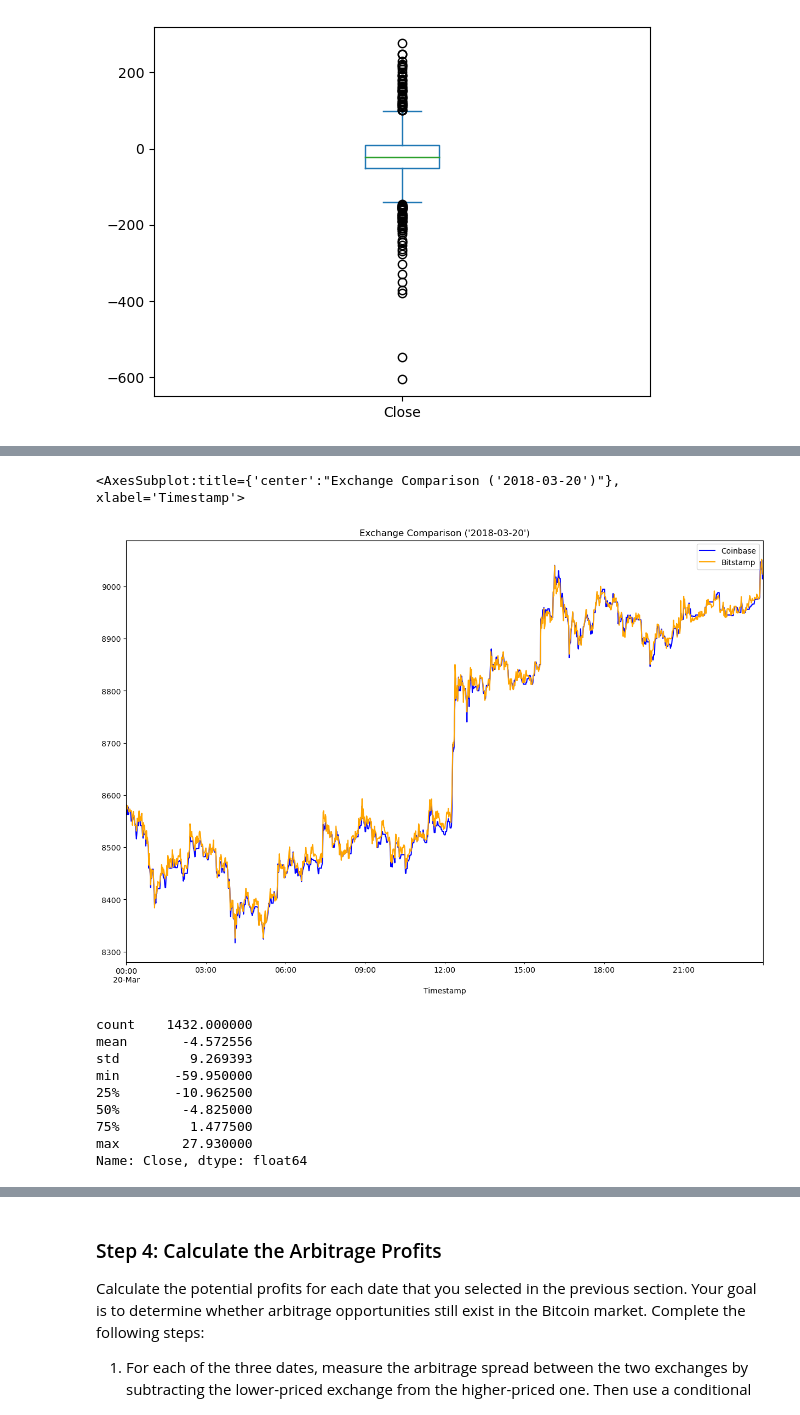
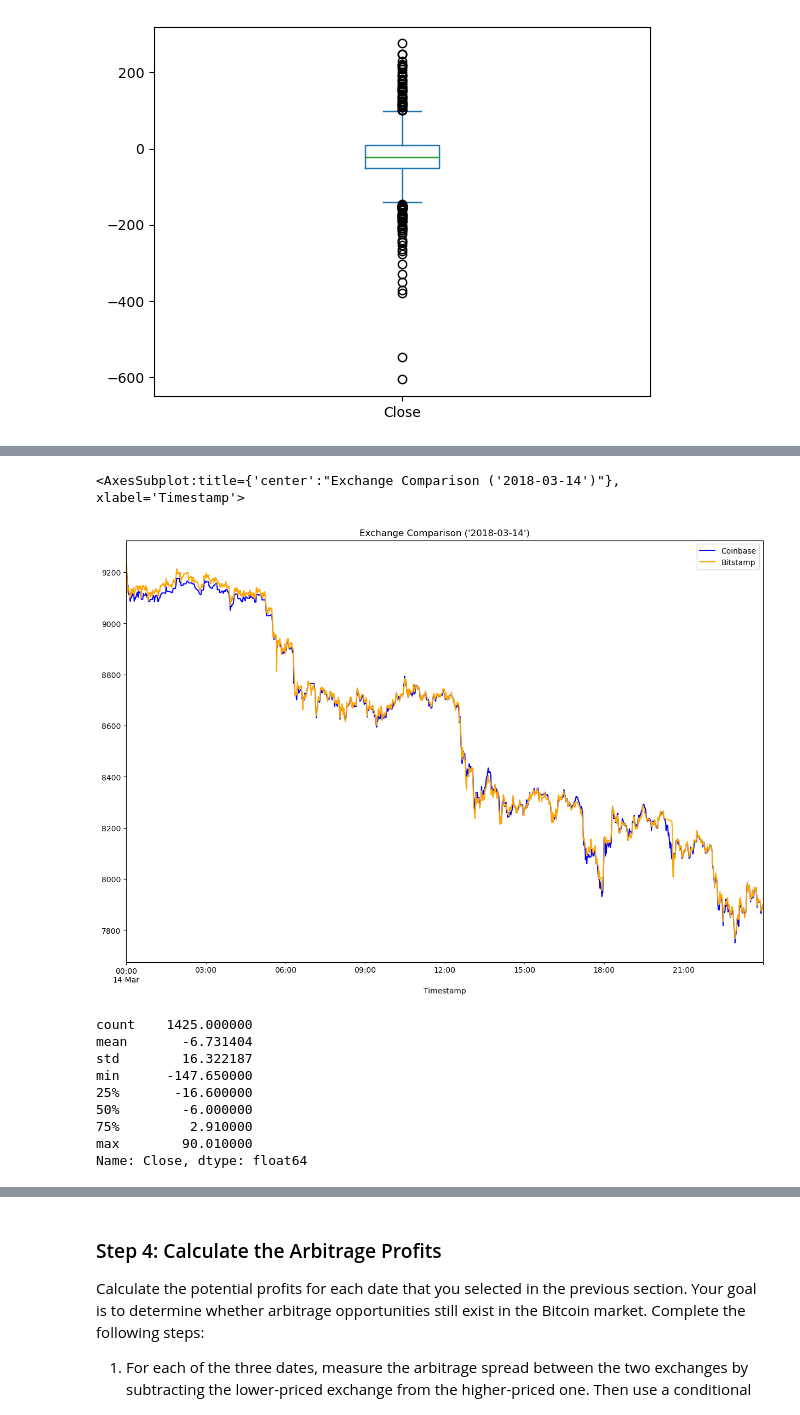
Before and after one commit to alexnovis1/Columbia_Module_3, a Jupyter notebook: crypto_arbitrage.ipynb, the cells around one changed output, grey strips where cells are left out. Saved outputs shown, nothing was run; the diff lists cells and outputs as text; code cells hidden in the pictures.

```diff
--- a/crypto_arbitrage.ipynb
+++ b/crypto_arbitrage.ipynb
@@ -463,38 +483,38 @@ arbitrage_spread_middle.plot(kind="box")
 # %%
 # Create an overlay plot that visualizes the two dataframes over a period of one day from late in the dataset.
 # Be sure that the plots include the parameters `legend`, `figsize`, `title`, `color` and `label`
-coinbase_sliced.loc['2018-03-20'].plot(
+coinbase_sliced.loc['2018-03-14'].plot(
     legend = True,
-    title = "Exchange Comparison ('2018-03-20')",
+    title = "Exchange Comparison ('2018-03-14')",
     figsize=(15,10),
     color = "blue",
     label = "Coinbase"
 )
-bitstamp_sliced.loc['2018-03-20'].plot(
+bitstamp_sliced.loc['2018-03-14'].plot(
     legend = True,
     figsize=(15,10),
     color = "orange",
     label = "Bitstamp"
 )
 # %% [output]
-<AxesSubplot:title={'center':"Exchange Comparison ('2018-03-20')"}, xlabel='Timestamp'>
+<AxesSubplot:title={'center':"Exchange Comparison ('2018-03-14')"}, xlabel='Timestamp'>
-[figure, old version]
+[figure, new version]
 # %%
 # Using the date from the late that you have selected, calculate the arbitrage spread
 # by subtracting the bitstamp lower closing prices from the coinbase higher closing prices
-arbitrage_spread_late = coinbase_sliced.loc['2018-03-20'] - bitstamp_sliced.loc['2018-03-20']
+arbitrage_spread_late = coinbase_sliced.loc['2018-03-14'] - bitstamp_sliced.loc['2018-03-14']
 
 # Generate summary statistics for the late DataFrame
 arbitrage_spread_late.describe()
 # %% [output]
-count    1432.000000
-mean       -4.572556
-std         9.269393
-min       -59.950000
-25%       -10.962500
-50%        -4.825000
-75%         1.477500
-max        27.930000
+count    1425.000000
+mean       -6.731404
+std        16.322187
+min      -147.650000
+25%       -16.600000
+50%        -6.000000
+75%         2.910000
+max        90.010000
 Name: Close, dtype: float64
 # %%
 # Visualize the arbitrage spread from late in the dataset in a box plot
```
Also changed, not shown: parts of 26 cells of this notebook.
